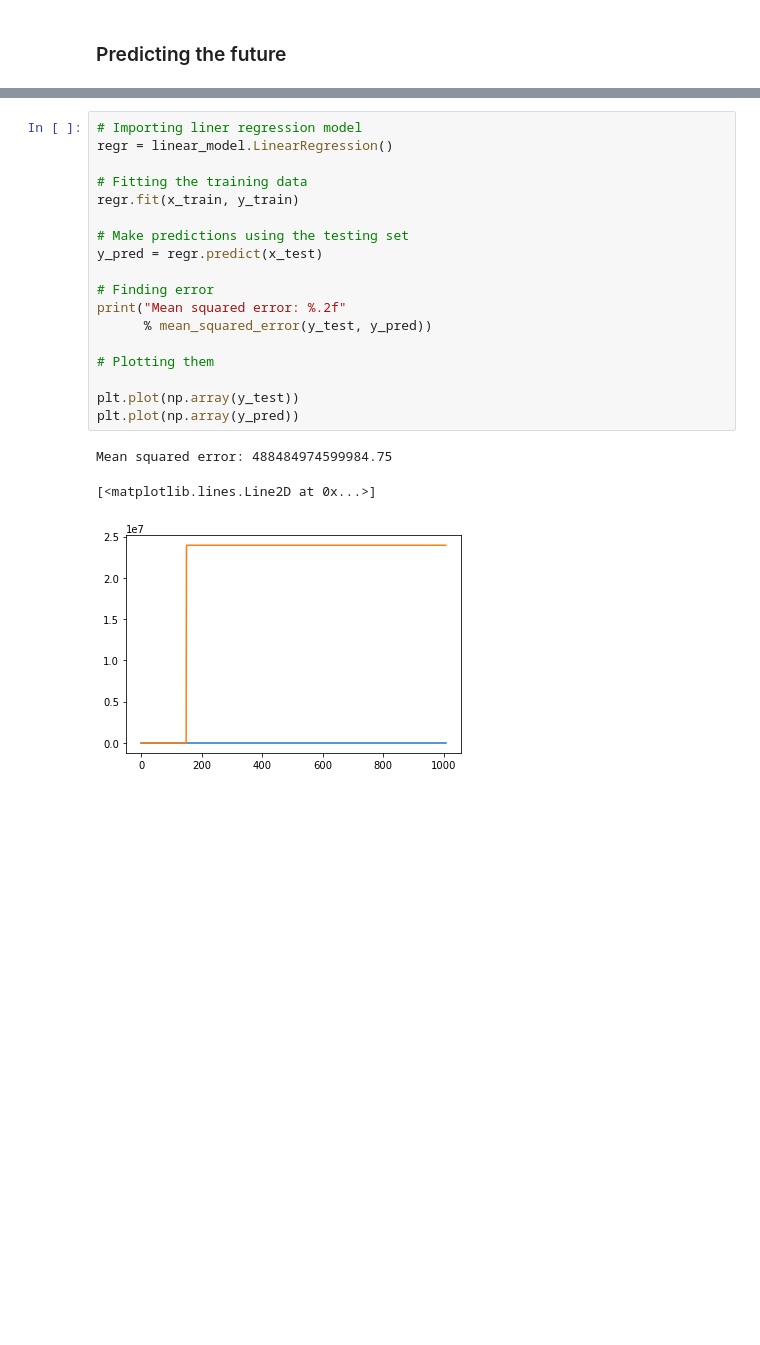
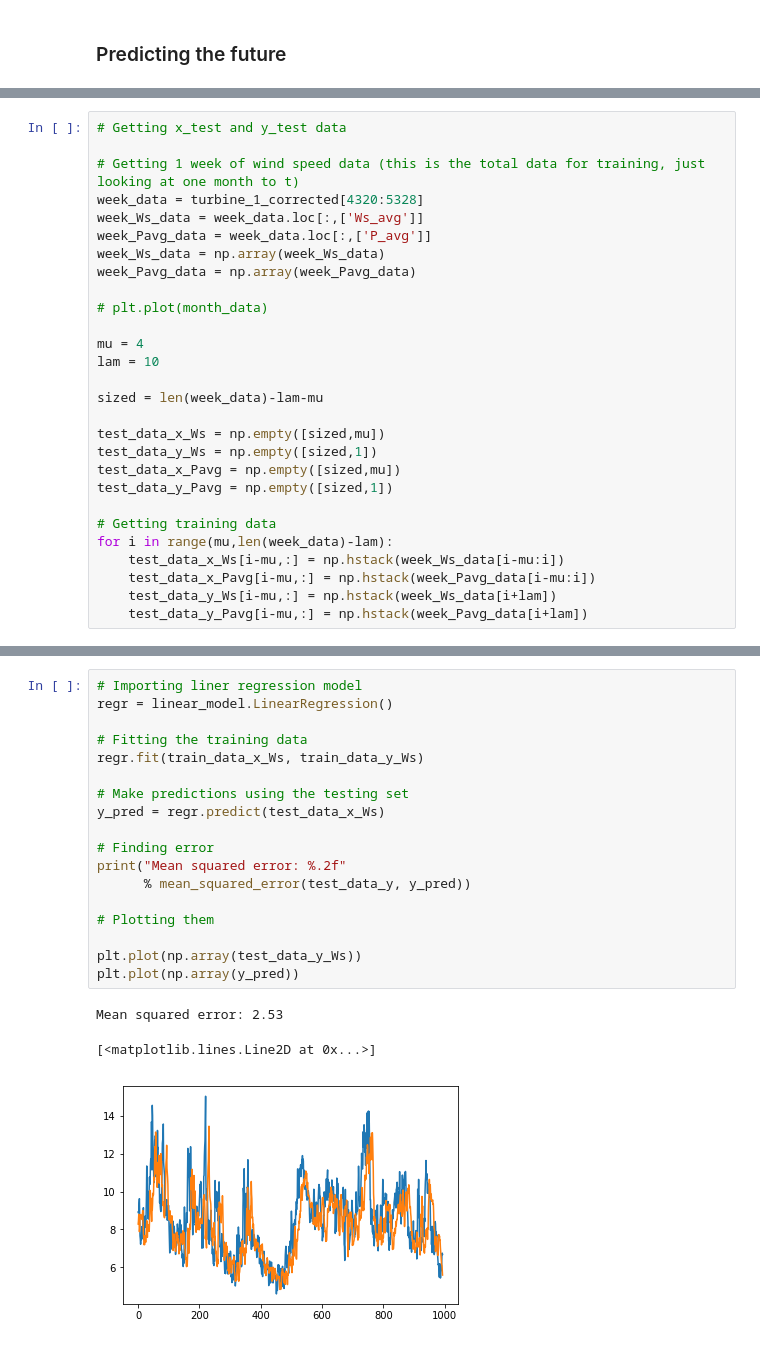
Before and after one commit to jason-hu7/Wind-Farm-Prediction, a Jupyter notebook: complete_code_v1.ipynb, the cells around one changed output, grey strips where cells are left out. Drawn from its saved outputs; the diff is of its cells as text; blank space fills up the shorter version.

```diff
--- a/complete_code_v1.ipynb
+++ b/complete_code_v1.ipynb
@@ -882,0 +853,28 @@ temp_data_1.head()
+# %%
+# Getting x_test and y_test data
+
+# Getting 1 week of wind speed data (this is the total data for training, just looking at one month to t)
+week_data = turbine_1_corrected[4320:5328]
+week_Ws_data = week_data.loc[:,['Ws_avg']]
+week_Pavg_data = week_data.loc[:,['P_avg']]
+week_Ws_data = np.array(week_Ws_data)
+week_Pavg_data = np.array(week_Pavg_data)
+
+# plt.plot(month_data)
+
+mu = 4
+lam = 10
+
+sized = len(week_data)-lam-mu
+
+test_data_x_Ws = np.empty([sized,mu])
+test_data_y_Ws = np.empty([sized,1])
+test_data_x_Pavg = np.empty([sized,mu])
+test_data_y_Pavg = np.empty([sized,1])
+
+# Getting training data
+for i in range(mu,len(week_data)-lam):
+    test_data_x_Ws[i-mu,:] = np.hstack(week_Ws_data[i-mu:i])
+    test_data_x_Pavg[i-mu,:] = np.hstack(week_Pavg_data[i-mu:i])
+    test_data_y_Ws[i-mu,:] = np.hstack(week_Ws_data[i+lam])
+    test_data_y_Pavg[i-mu,:] = np.hstack(week_Pavg_data[i+lam])
@@ -883,22 +887,22 @@ temp_data_1.head()
 # %%
 # Importing liner regression model
 regr = linear_model.LinearRegression()
 
 # Fitting the training data
-regr.fit(x_train, y_train)
+regr.fit(train_data_x_Ws, train_data_y_Ws)
 
 # Make predictions using the testing set
-y_pred = regr.predict(x_test)
+y_pred = regr.predict(test_data_x_Ws)
 
 # Finding error
 print("Mean squared error: %.2f"
-      % mean_squared_error(y_test, y_pred))
+      % mean_squared_error(test_data_y, y_pred))
 
 # Plotting them
 
-plt.plot(np.array(y_test))
+plt.plot(np.array(test_data_y_Ws))
 plt.plot(np.array(y_pred))
 # %% [output]
-Mean squared error: 488484974599984.75
+Mean squared error: 2.53
 [<matplotlib.lines.Line2D at 0x...>]
-[figure, old version]
+[figure, new version]
```
Also changed, not shown: parts of 46 cells of this notebook.
